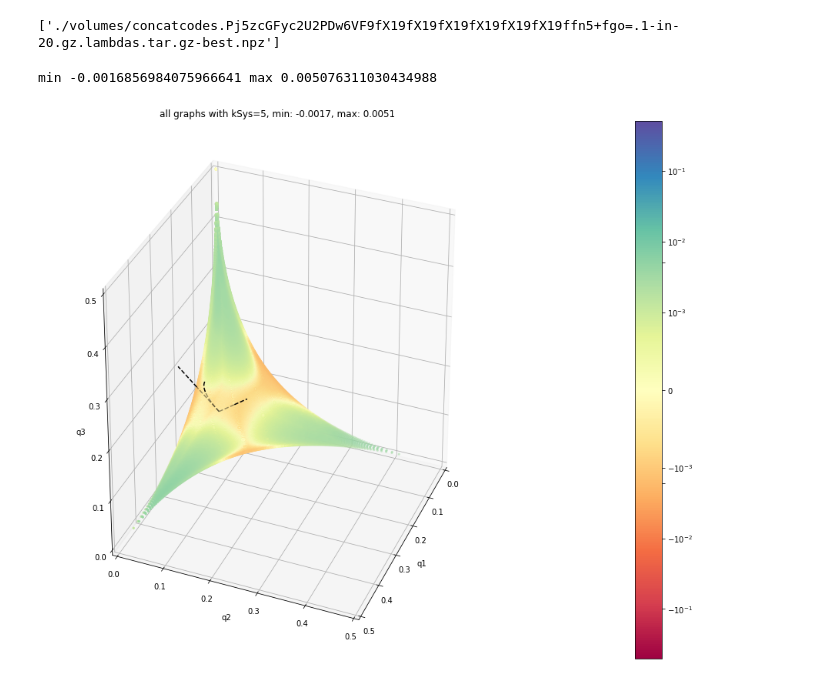
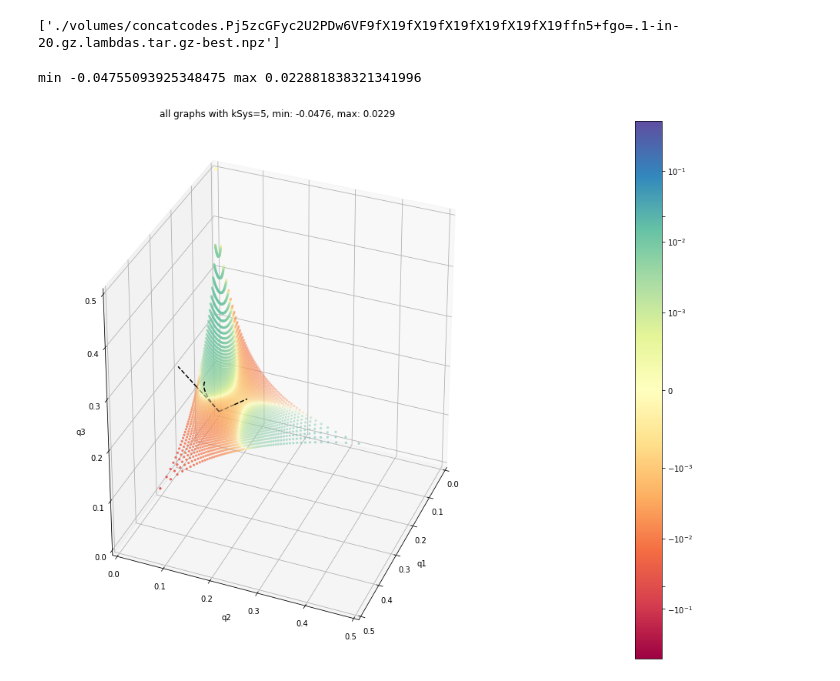
Before and after one commit to rumschuettel/CoffeeCode, a Jupyter notebook: scripts/show-3dplot.ipynb, the cells around one changed output. Drawn from its saved outputs; the diff is of its cells as text; code cells hidden in the pictures.

```diff
--- a/scripts/show-3dplot.ipynb
+++ b/scripts/show-3dplot.ipynb
@@ -168,7 +168,7 @@ concatcodes_data = maximum_qs(concatcodes_data)
 # %% [output]
 ['./volumes/concatcodes.Pj5zcGFyc2U2PDw6VF9fX19fX19fX19fX19fX19fX19ffn5+fgo=.1-in-20.gz.lambdas.tar.gz-best.npz']
 # %%
-plot(all_graph_data[5], "all graphs with kSys=5")
+plot(concatcodes_data, "all graphs with kSys=5")
 # %% [output]
-min -0.0016856984075966641 max 0.005076311030434988
+min -0.04755093925348475 max 0.022881838321341996
-[figure, old version]
+[figure, new version]
```
Also changed, not shown: 3 other files.
